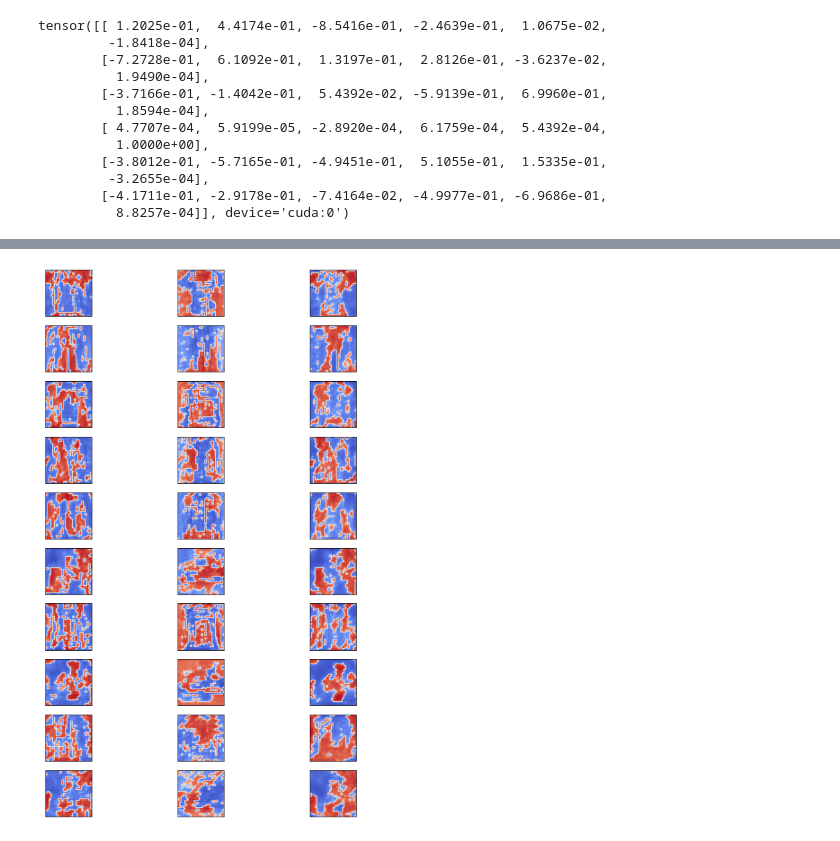
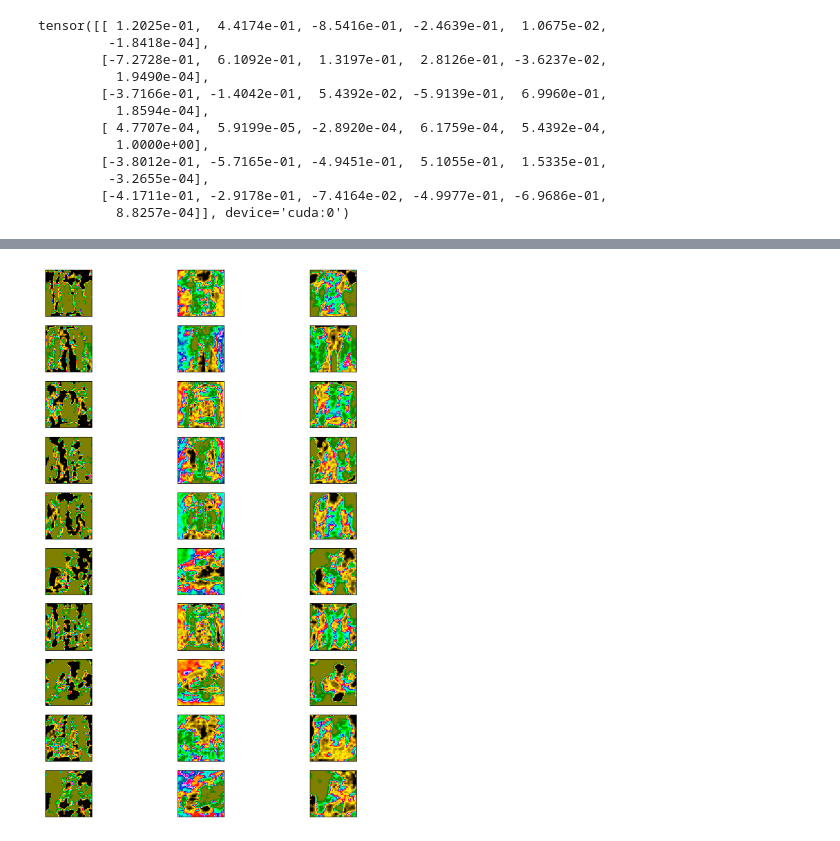
Before and after one commit to edkins/torch-play, a Jupyter notebook: notebooks/fashion_cnn1.ipynb, the cells around one changed output, grey strips where cells are left out. Drawn from its saved outputs; the diff is of its cells as text; code cells hidden in the pictures.

```diff
--- a/notebooks/fashion_cnn1.ipynb
+++ b/notebooks/fashion_cnn1.ipynb
@@ -83,4 +84,4 @@ m.activate('classes').get_activation_grid(1).mul_cols(mat2).plot((10,15),norm='c
 # %%
-dp.mul_cols(mat2).plot((10,15),norm='cols')
+dp.mul_cols(mat2).plot((10,15))
 # %% [output]
-[figure, old version]
+[figure, new version]
```
Also changed, not shown: parts of 8 cells of this notebook, 1 other file.
